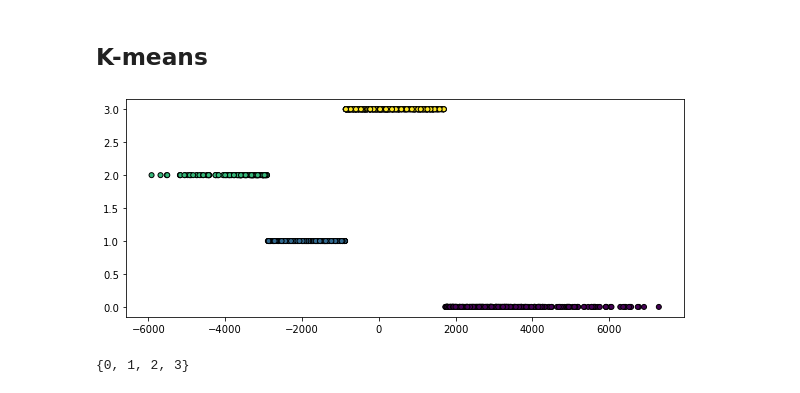
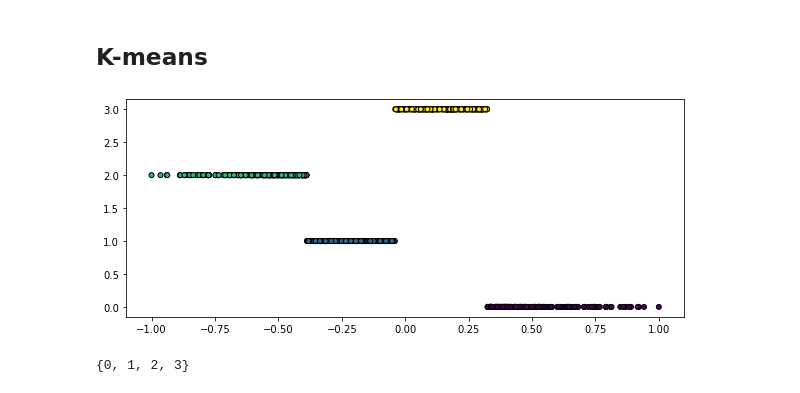
Before and after one commit to thiago9864/mineracao_dados, a Jupyter notebook: trabalho_5/trabalho_5_dupla_20.ipynb, the cells around one changed output. Drawn from its saved outputs; the diff is of its cells as text; code cells hidden in the pictures.

```diff
--- a/trabalho_5/trabalho_5_dupla_20.ipynb
+++ b/trabalho_5/trabalho_5_dupla_20.ipynb
@@ -131,0 +118,3 @@ array([[9.66900000e+03, 3.88606995e+02, 1.51438461e+02, ...,
+# %%
+scaler = preprocessing.MinMaxScaler( feature_range=(-1, 1) )
+x_norm = scaler.fit_transform(X_reduced)
@@ -134,14 +133,14 @@ array([[9.66900000e+03, 3.88606995e+02, 1.51438461e+02, ...,
 # %%
 from sklearn import cluster
 
 kmeans = cluster.MiniBatchKMeans( n_clusters=4, batch_size=10)
-y_kmeans = kmeans.fit_predict(X_reduced)
+y_kmeans = kmeans.fit_predict(x_norm)
 
 plt.figure(figsize=(10,4))
-plt.scatter(X_reduced, y_kmeans,marker="o", c=y_kmeans, s=25, edgecolor="k" )
+plt.scatter(x_norm, y_kmeans,marker="o", c=y_kmeans, s=25, edgecolor="k" )
 plt.show()
 # %% [output]
-[figure, old version]
+[figure, new version]
 # %%
 set(kmeans.labels_)
 # %% [output]
```
Also changed, not shown: parts of 8 cells of this notebook, 1 other file.
